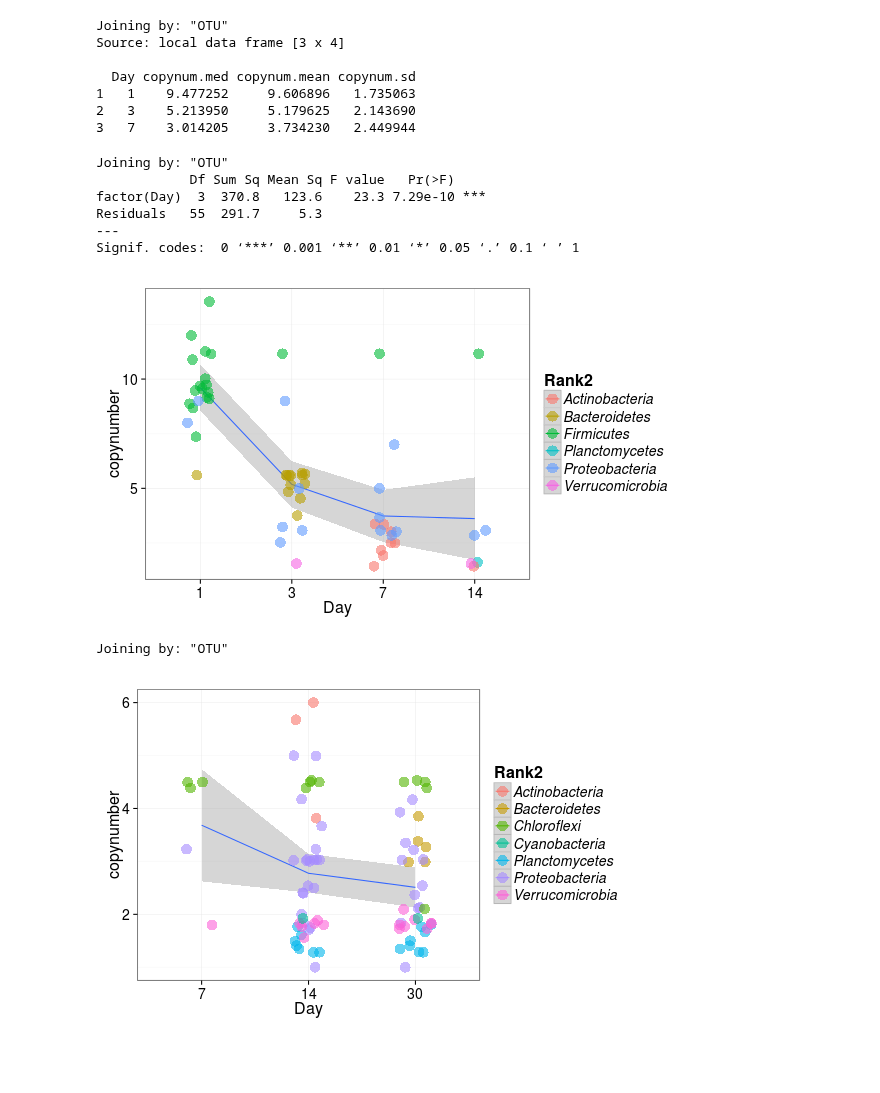
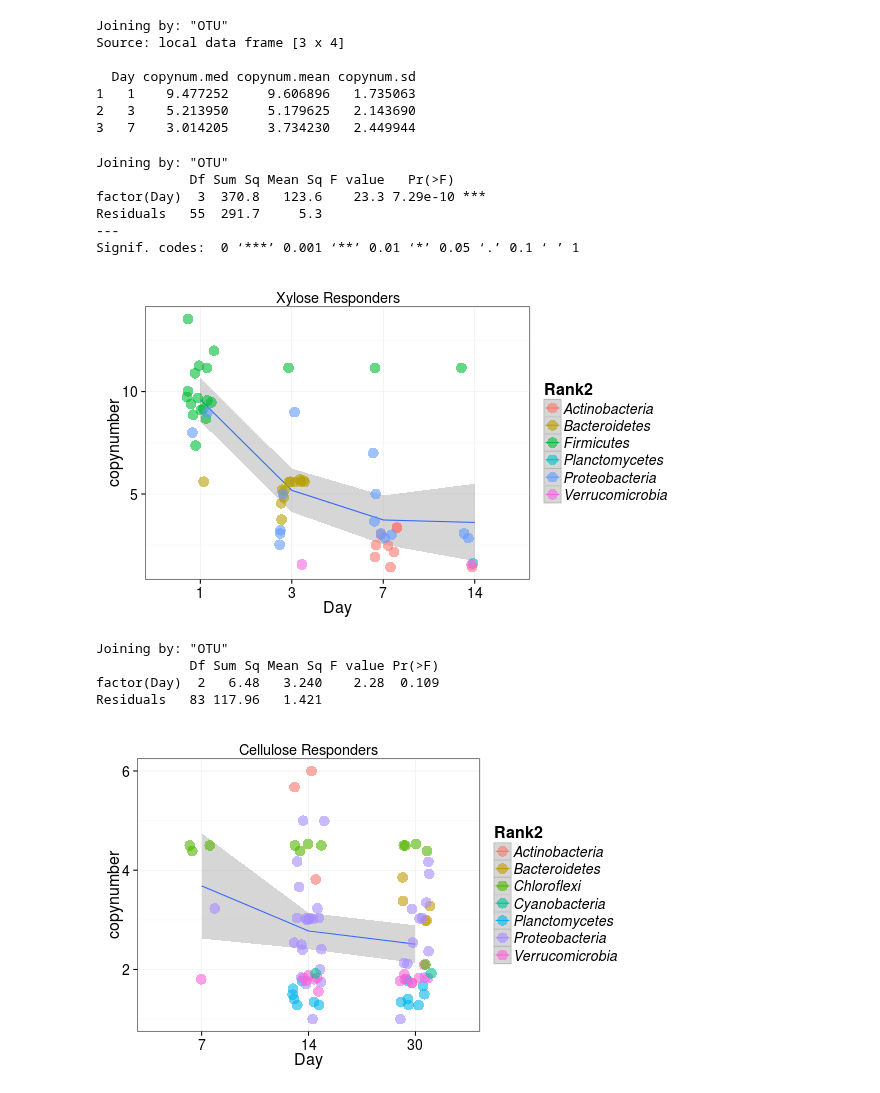
Before and after one commit to chuckpr/CSIP_succession_data_analysis, a Jupyter notebook: figures_and_stats/copy_number.ipynb, the cells around one changed output. Cells and saved outputs as stored; diff of their text form; code cells hidden in the pictures; blank space fills up the shorter version.

```diff
--- a/figures_and_stats/copy_number.ipynb
+++ b/figures_and_stats/copy_number.ipynb
@@ -142,7 +142,10 @@ p = p + theme(axis.text = element_text(size = 14),
 
 p = p + labs(x = "Day")
 
+p = p + ggtitle("Xylose Responders")
+
 print(summary(aov(copynumber ~ factor(Day), d)))
+
 p
 # %% [output]
 Joining by: "OTU"
@@ -151,29 +154,36 @@ factor(Day)  3  370.8   123.6    23.3 7.29e-10 ***
 Residuals   55  291.7     5.3
 ---
 Signif. codes:  0 ‘***’ 0.001 ‘**’ 0.01 ‘*’ 0.05 ‘.’ 0.1 ‘ ’ 1
-[figure, old version]
+[figure, new version]
 # %%
 %%R -w 550 -h 350
 FDR = 0.10
 
 d = left_join(l2fc.df, copynum.df) %>% filter(padj <= FDR, Treatment == "13CCPS", Day %in% c(7, 14, 30))
 
 p = ggplot(d, aes(x = factor(Day), y = copynumber, color = Rank2))
 
 p = p + stat_smooth(aes(group = 1), method = "loess")
 
 p = p + geom_point(size = 5, alpha = 0.60, position = position_jitter(w = 0.15))
 
 p = p + theme_bw()
 
 p = p + theme(axis.text = element_text(size = 14),
               axis.title = element_text(size = 16),
               legend.title = element_text(size = 16),
               legend.text = element_text(size = 14, face = "italic"))
 
 p = p + labs(x = "Day")
 
+p = p + ggtitle("Cellulose Responders")
+
+print(summary(aov(copynumber ~ factor(Day), d)))
+
 p
 # %% [output]
 Joining by: "OTU"
+            Df Sum Sq Mean Sq F value Pr(>F)
+factor(Day)  2   6.48   3.240    2.28  0.109
+Residuals   83 117.96   1.421
-[figure, old version]
+[figure, new version]
```
